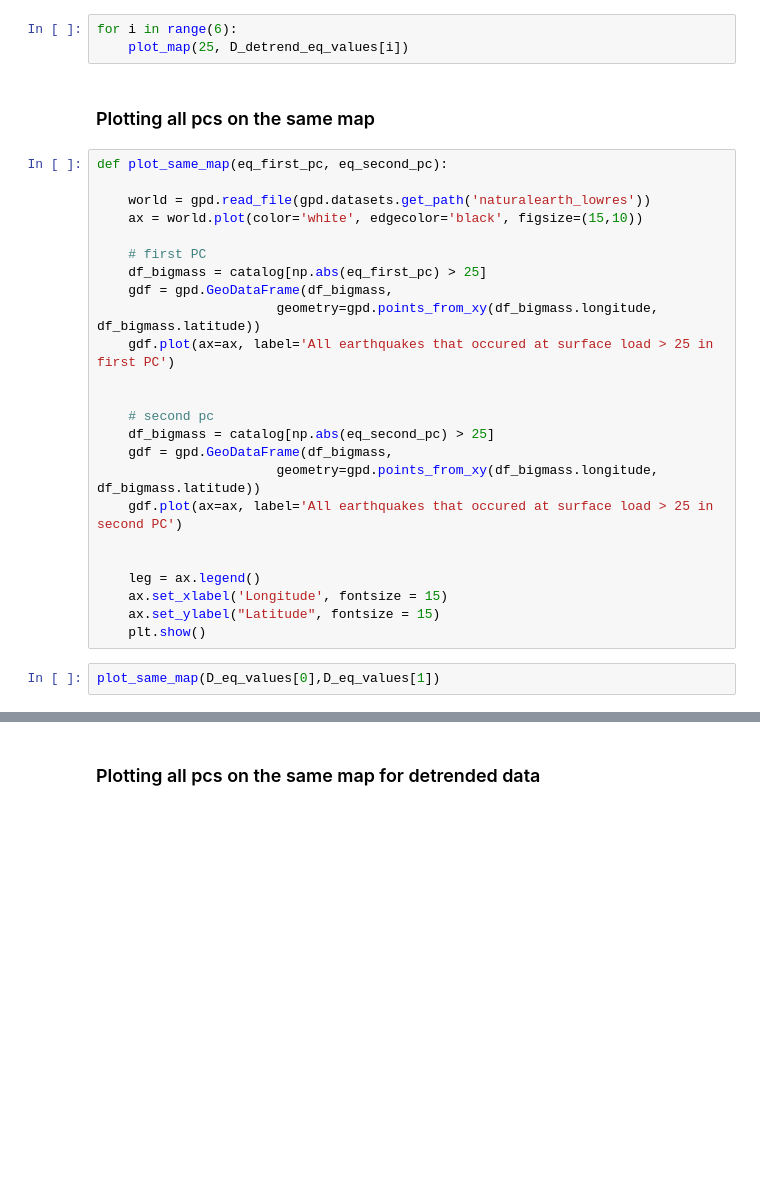
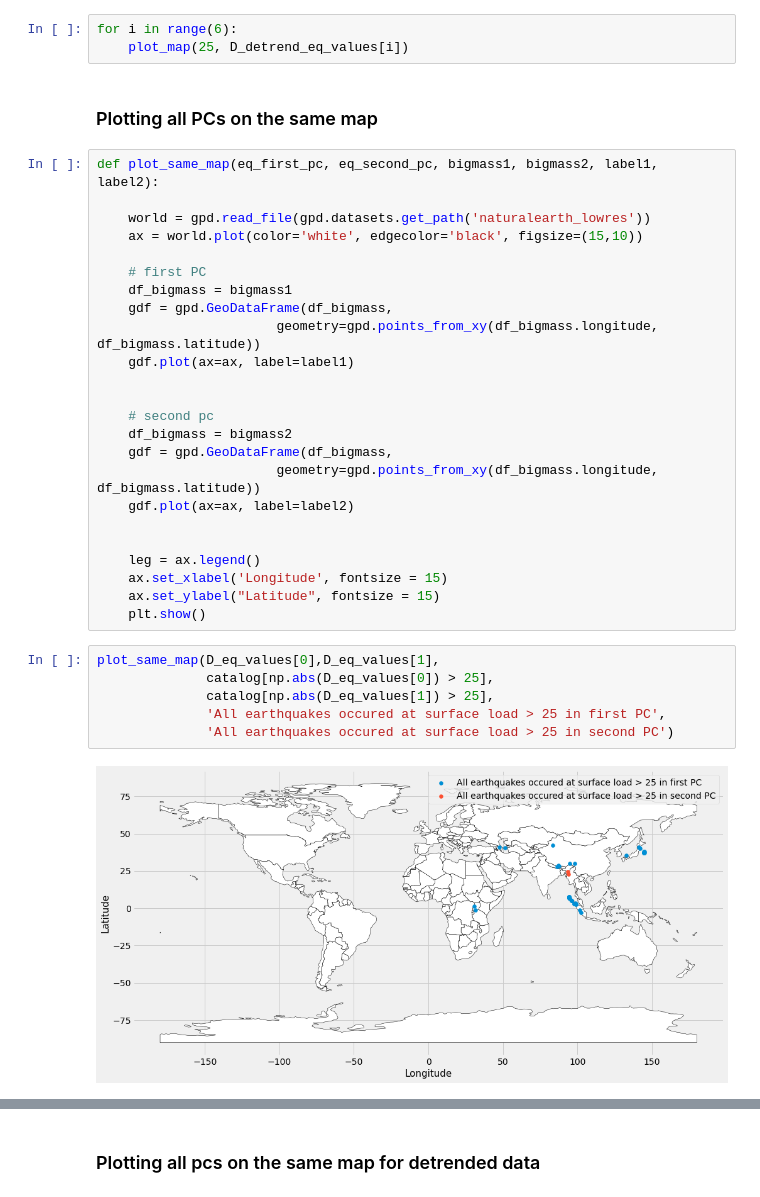
Before and after one commit to epic-research-group/surface-load-quakes, a Jupyter notebook: surface-load-earthquake-relationship.ipynb, the cells around one changed output, grey strips where cells are left out. Cells and saved outputs as stored; diff of their text form; blank space fills up the shorter version.

```diff
--- a/surface-load-earthquake-relationship.ipynb
+++ b/surface-load-earthquake-relationship.ipynb
@@ -224,30 +239,36 @@ for i in range(6):
 for i in range(6):
     plot_map(25, D_detrend_eq_values[i])
 # %% [markdown]
-### Plotting all pcs on the same map
+### Plotting all PCs on the same map
 # %%
-def plot_same_map(eq_first_pc, eq_second_pc):
+def plot_same_map(eq_first_pc, eq_second_pc, bigmass1, bigmass2, label1, label2):
 
     world = gpd.read_file(gpd.datasets.get_path('naturalearth_lowres'))
     ax = world.plot(color='white', edgecolor='black', figsize=(15,10))
 
     # first PC
-    df_bigmass = catalog[np.abs(eq_first_pc) > 25]
+    df_bigmass = bigmass1
     gdf = gpd.GeoDataFrame(df_bigmass,
                        geometry=gpd.points_from_xy(df_bigmass.longitude, df_bigmass.latitude))
-    gdf.plot(ax=ax, label='All earthquakes that occured at surface load > 25 in first PC')
+    gdf.plot(ax=ax, label=label1)
 
 
     # second pc
-    df_bigmass = catalog[np.abs(eq_second_pc) > 25]
+    df_bigmass = bigmass2
     gdf = gpd.GeoDataFrame(df_bigmass,
                        geometry=gpd.points_from_xy(df_bigmass.longitude, df_bigmass.latitude))
-    gdf.plot(ax=ax, label='All earthquakes that occured at surface load > 25 in second PC')
+    gdf.plot(ax=ax, label=label2)
 
 
     leg = ax.legend()
     ax.set_xlabel('Longitude', fontsize = 15)
     ax.set_ylabel("Latitude", fontsize = 15)
     plt.show()
-# %%
-plot_same_map(D_eq_values[0],D_eq_values[1])
+# %%
+plot_same_map(D_eq_values[0],D_eq_values[1],
+              catalog[np.abs(D_eq_values[0]) > 25],
+              catalog[np.abs(D_eq_values[1]) > 25],
+              'All earthquakes occured at surface load > 25 in first PC',
+              'All earthquakes occured at surface load > 25 in second PC')
+# %% [output]
+[figure, added]
```
Also changed, not shown: parts of 17 cells of this notebook.
